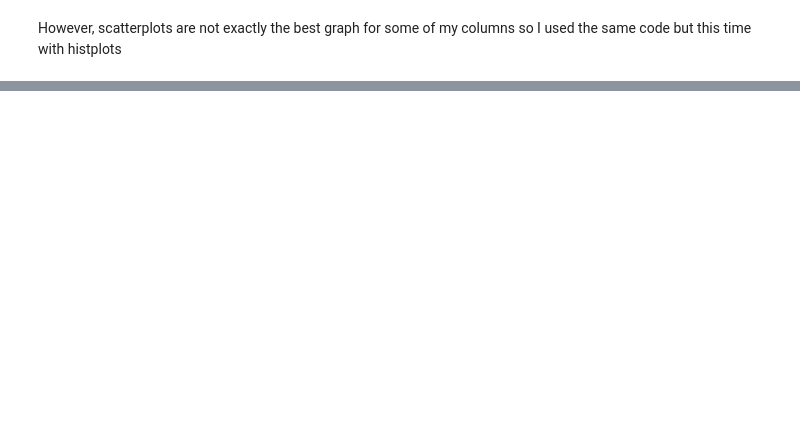
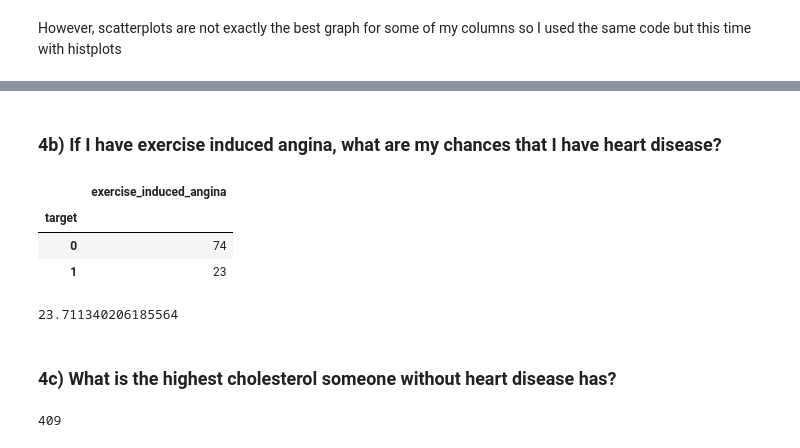
Before and after one commit to NicEkstrand/Heart-Disease-Analysis, a Jupyter notebook: dataanalysis.ipynb, the cells around one changed output, grey strips where cells are left out. Drawn from its saved outputs; the diff is of its cells as text; code cells hidden in the pictures; blank space fills up the shorter version.

```diff
--- a/dataanalysis.ipynb
+++ b/dataanalysis.ipynb
@@ -166,0 +174,19 @@ plt.show()
+# %% [markdown]
+### 4b) If I have exercise induced angina, what are my chances that I have heart disease?
+# %%
+df.groupby(["target"])[["exercise_induced_angina"]].sum()
+# %% [output]
+|  | exercise_induced_angina |
+| target |  |
+| 0 | 74 |
+| 1 | 23 |
+# %%
+print(23/(23 + 74)*100)
+# %% [output]
+23.711340206185564
+# %% [markdown]
+### 4c) What is the highest cholesterol someone without heart disease has?
+# %%
+df.query("target == 0")["cholesterol"].max()
+# %% [output]
+409
```
Also changed, not shown: parts of 5 cells of this notebook.
